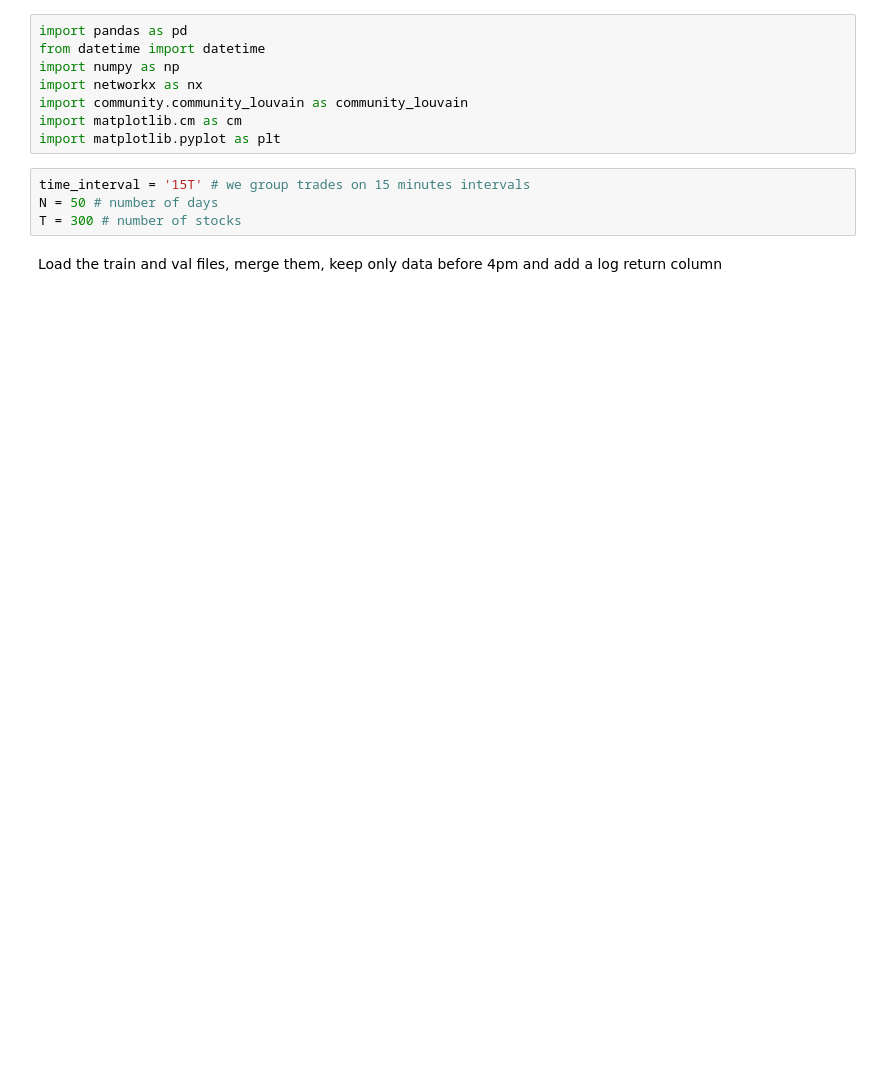
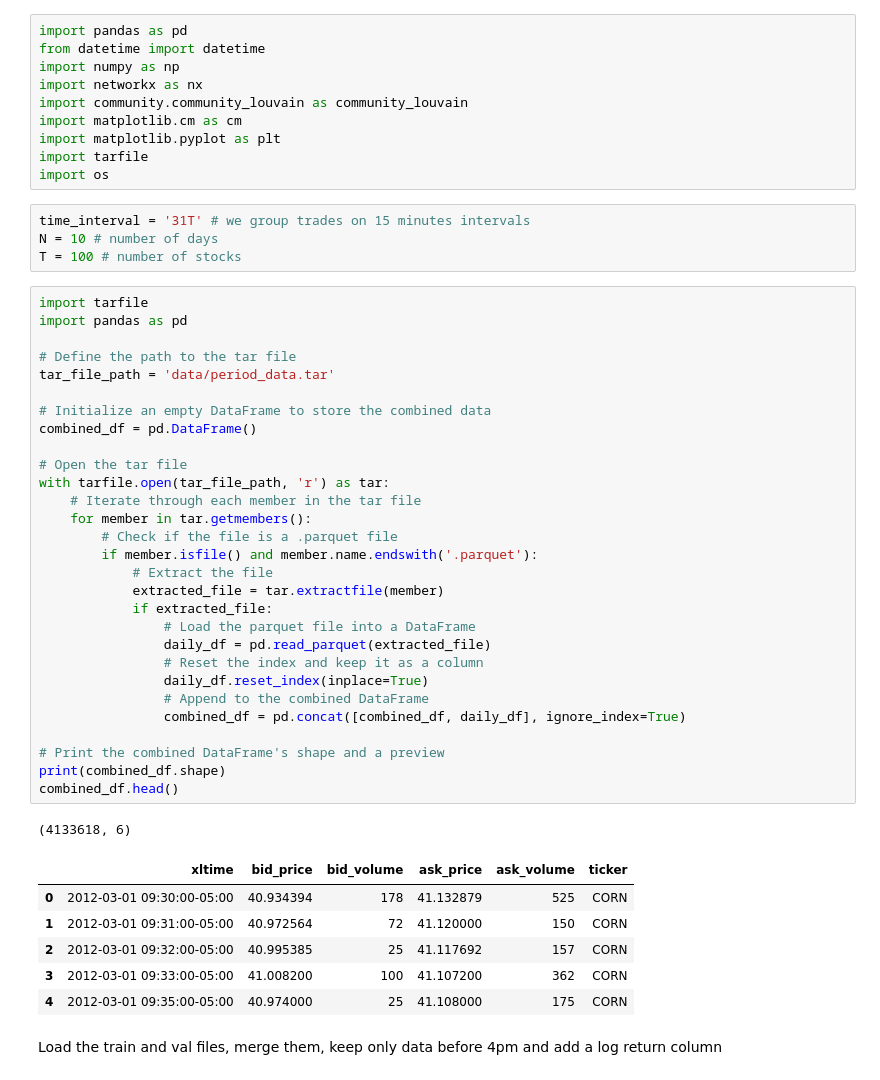
Before and after one commit to PH-14/FBD_2024_GroupE, a Jupyter notebook: clustering.ipynb, the cells around one changed output. Cells and saved outputs as stored; diff of their text form; blank space fills up the shorter version.

```diff
--- a/clustering.ipynb
+++ b/clustering.ipynb
@@ -6,9 +6,48 @@ import networkx as nx
 import community.community_louvain as community_louvain
 import matplotlib.cm as cm
 import matplotlib.pyplot as plt
+import tarfile
+import os
 # %%
-time_interval = '15T' # we group trades on 15 minutes intervals
-N = 50 # number of days
-T = 300 # number of stocks
+time_interval = '31T' # we group trades on 15 minutes intervals
+N = 10 # number of days
+T = 100 # number of stocks
+# %%
+import tarfile
+import pandas as pd
+
+# Define the path to the tar file
+tar_file_path = 'data/period_data.tar'
+
+# Initialize an empty DataFrame to store the combined data
+combined_df = pd.DataFrame()
+
+# Open the tar file
+with tarfile.open(tar_file_path, 'r') as tar:
+    # Iterate through each member in the tar file
+    for member in tar.getmembers():
+        # Check if the file is a .parquet file
+        if member.isfile() and member.name.endswith('.parquet'):
+            # Extract the file
+            extracted_file = tar.extractfile(member)
+            if extracted_file:
+                # Load the parquet file into a DataFrame
+                daily_df = pd.read_parquet(extracted_file)
+                # Reset the index and keep it as a column
+                daily_df.reset_index(inplace=True)
+                # Append to the combined DataFrame
+                combined_df = pd.concat([combined_df, daily_df], ignore_index=True)
+
+# Print the combined DataFrame's shape and a preview
+print(combined_df.shape)
+combined_df.head()
+# %% [output]
+(4133618, 6)
+|  | xltime | bid_price | bid_volume | ask_price | ask_volume | ticker |
+| 0 | 2012-03-01 09:30:00-05:00 | 40.934394 | 178 | 41.132879 | 525 | CORN |
+| 1 | 2012-03-01 09:31:00-05:00 | 40.972564 | 72 | 41.120000 | 150 | CORN |
+| 2 | 2012-03-01 09:32:00-05:00 | 40.995385 | 25 | 41.117692 | 157 | CORN |
+| 3 | 2012-03-01 09:33:00-05:00 | 41.008200 | 100 | 41.107200 | 362 | CORN |
+| 4 | 2012-03-01 09:35:00-05:00 | 40.974000 | 25 | 41.108000 | 175 | CORN |
 # %% [markdown]
 Load the train and val files, merge them, keep only data before 4pm and add a log return column
```
Also changed, not shown: parts of 14 cells of this notebook.
